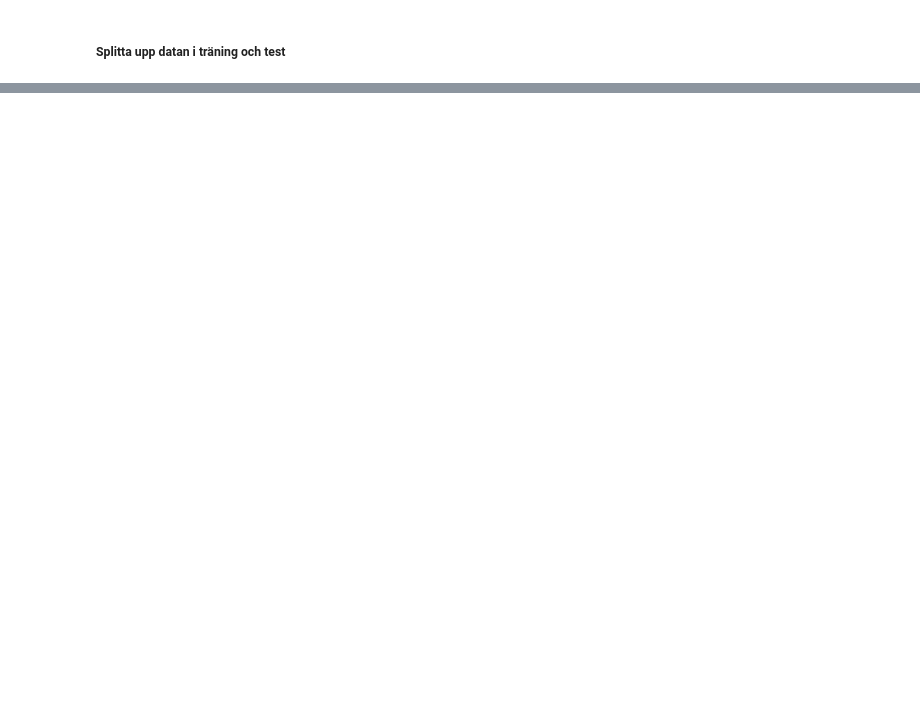
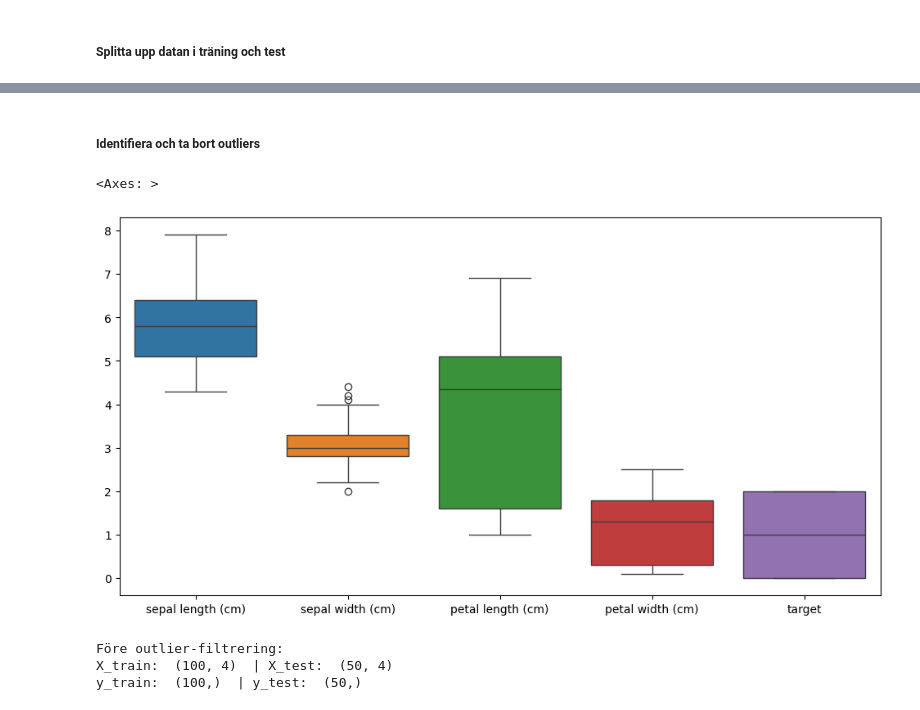
Before and after one commit to suseliwen/ai_engineer_susanne-wenblad, a Jupyter notebook: exercises/exercise2_Iris_knn.ipynb, the cells around one changed output, grey strips where cells are left out. Saved outputs shown, nothing was run; the diff lists cells and outputs as text; code cells hidden in the pictures; blank space fills up the shorter version.

```diff
--- a/exercises/exercise2_Iris_knn.ipynb
+++ b/exercises/exercise2_Iris_knn.ipynb
@@ -34,0 +53,18 @@ print(f"{y_test.shape = }")
+# %% [markdown]
+##### Identifiera och ta bort outliers
+# %%
+import seaborn as sns
+
+fig, ax = plt.subplots(1, figsize = (12, 6), dpi = 100)
+sns.boxplot(df)
+# %% [output]
+<Axes: >
+[figure, added]
+# %%
+print("Före outlier-filtrering: ")
+print("X_train: ", X_train.shape, " | X_test: ", X_test.shape )
+print("y_train: ", y_train.shape, " | y_test: ", y_test.shape )
+# %% [output]
+Före outlier-filtrering:
+X_train:  (100, 4)  | X_test:  (50, 4)
+y_train:  (100,)  | y_test:  (50,)
```
Also changed, not shown: parts of 11 cells of this notebook, 1 other file.
